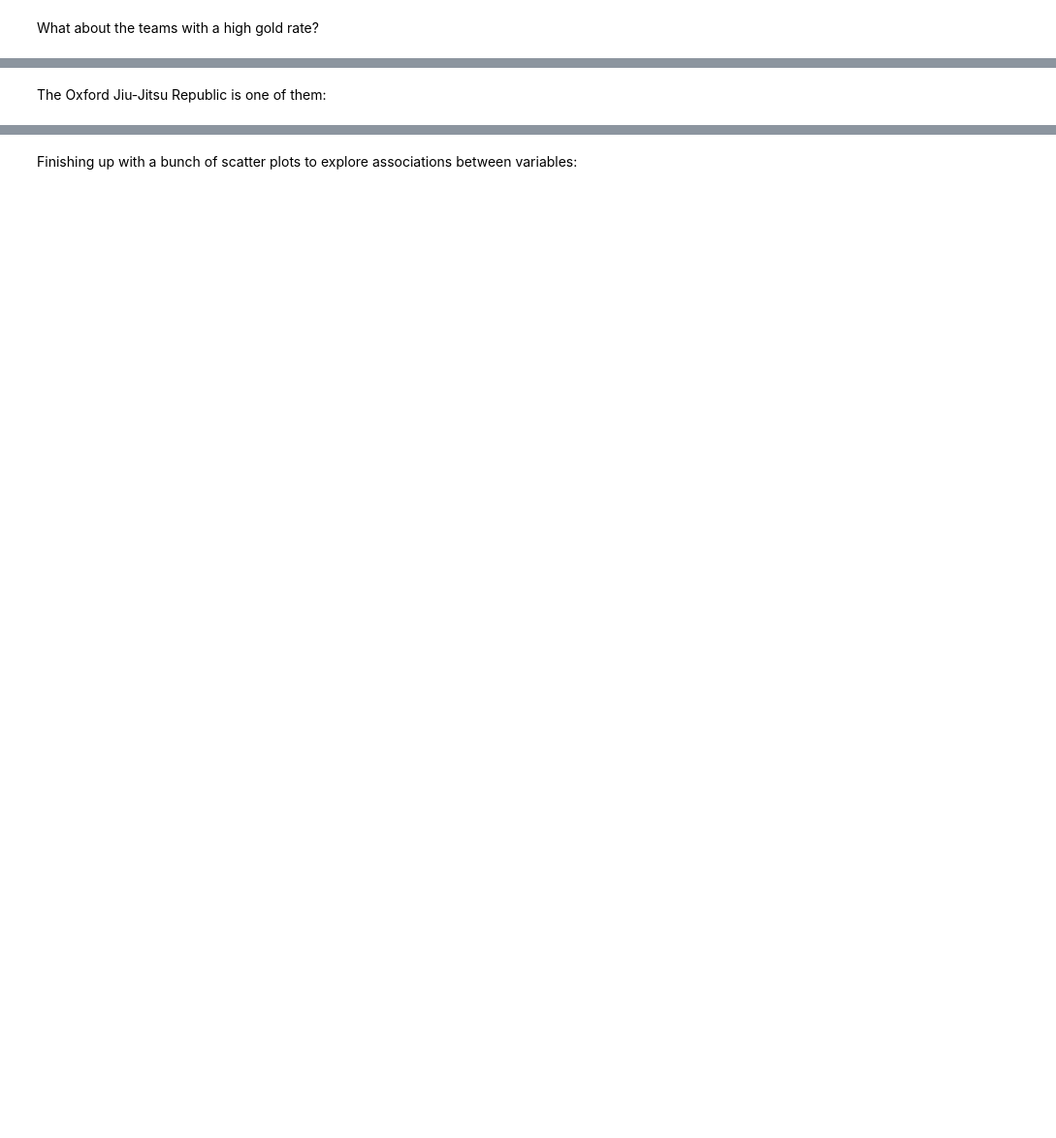
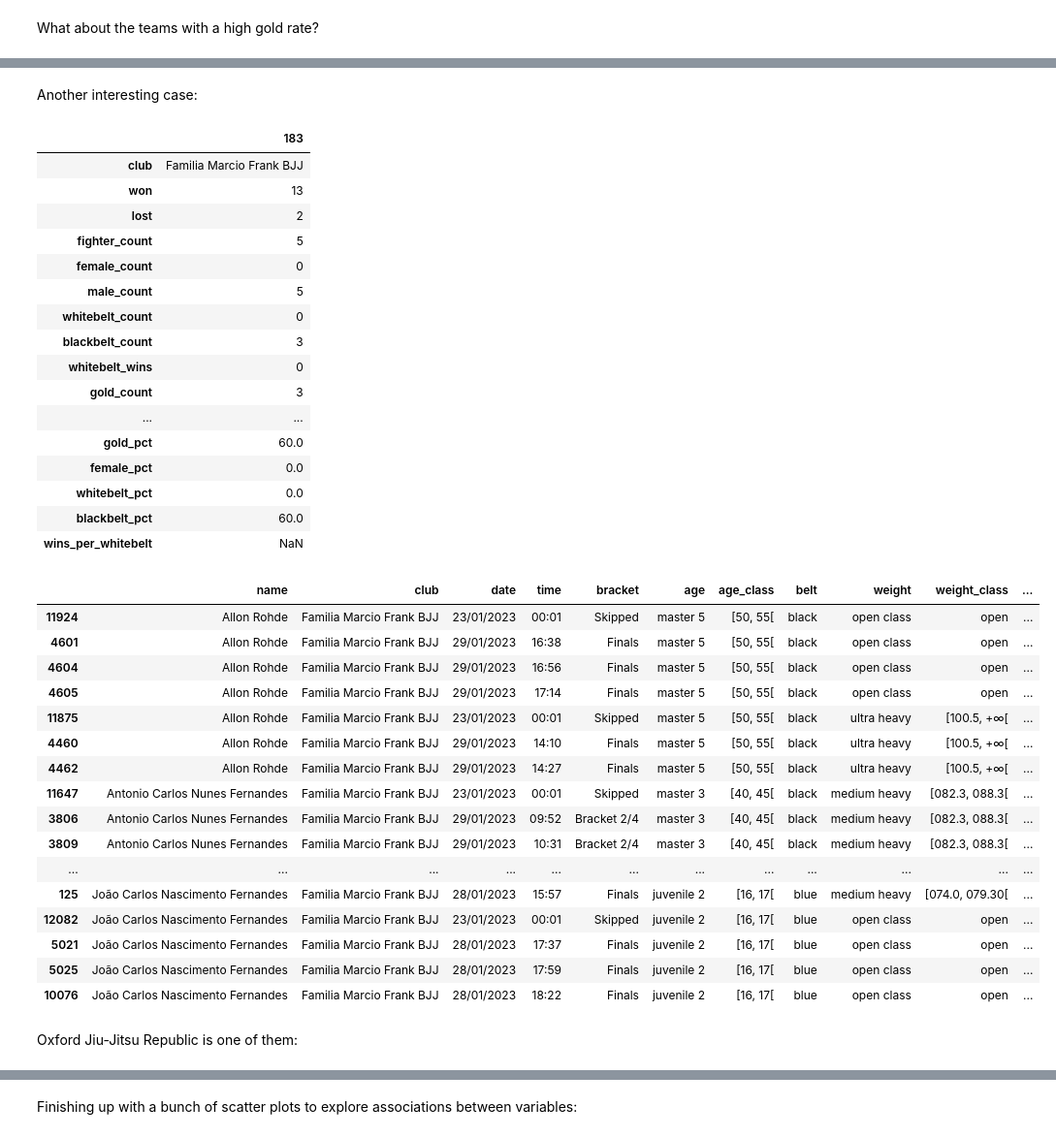
Before and after one commit to peanutbatard/scraping, a Jupyter notebook: IBJJF European Championship - scraping + basic analysis.ipynb, the cells around one changed output, grey strips where cells are left out. Shown at 97% size. Drawn from its saved outputs; the diff is of its cells as text; code cells hidden in the pictures; blank space fills up the shorter version.

```diff
--- a/IBJJF European Championship - scraping + basic analysis.ipynb
+++ b/IBJJF European Championship - scraping + basic analysis.ipynb
@@ -1953,6 +2012,47 @@ df_teams[(df_teams['gold_pct'] >= 50) & (df_teams['fighter_count'] >= 5)]
 | 183 | Familia Marcio Frank BJJ | 13 | 2 | 5 | 0 | 5 | 0 | 3 | ... |
+# %% [markdown]
+Another interesting case:
+# %%
+display(df_teams[df_teams['club'].str.contains('Familia Marcio Frank BJJ', na = False, case = False)].transpose())
+
+df_fighters[df_fighters['club'] == 'Familia Marcio Frank BJJ']
+# %% [output]
+|  | 183 |
+| club | Familia Marcio Frank BJJ |
+| won | 13 |
+| lost | 2 |
+| fighter_count | 5 |
+| female_count | 0 |
+| male_count | 5 |
+| whitebelt_count | 0 |
+| blackbelt_count | 3 |
+| whitebelt_wins | 0 |
+| gold_count | 3 |
+| ... | ... |
+| gold_pct | 60.0 |
+| female_pct | 0.0 |
+| whitebelt_pct | 0.0 |
+| blackbelt_pct | 60.0 |
+| wins_per_whitebelt | NaN |
+|  | name | club | date | time | bracket | age | age_class | belt | weight | weight_class | ... |
+| 11924 | Allon Rohde | Familia Marcio Frank BJJ | 23/01/2023 | 00:01 | Skipped | master 5 | [50, 55[ | black | open class | open | ... |
+| 4601 | Allon Rohde | Familia Marcio Frank BJJ | 29/01/2023 | 16:38 | Finals | master 5 | [50, 55[ | black | open class | open | ... |
+| 4604 | Allon Rohde | Familia Marcio Frank BJJ | 29/01/2023 | 16:56 | Finals | master 5 | [50, 55[ | black | open class | open | ... |
+| 4605 | Allon Rohde | Familia Marcio Frank BJJ | 29/01/2023 | 17:14 | Finals | master 5 | [50, 55[ | black | open class | open | ... |
+| 11875 | Allon Rohde | Familia Marcio Frank BJJ | 23/01/2023 | 00:01 | Skipped | master 5 | [50, 55[ | black | ultra heavy | [100.5, +∞[ | ... |
+| 4460 | Allon Rohde | Familia Marcio Frank BJJ | 29/01/2023 | 14:10 | Finals | master 5 | [50, 55[ | black | ultra heavy | [100.5, +∞[ | ... |
+| 4462 | Allon Rohde | Familia Marcio Frank BJJ | 29/01/2023 | 14:27 | Finals | master 5 | [50, 55[ | black | ultra heavy | [100.5, +∞[ | ... |
+| 11647 | Antonio Carlos Nunes Fernandes | Familia Marcio Frank BJJ | 23/01/2023 | 00:01 | Skipped | master 3 | [40, 45[ | black | medium heavy | [082.3, 088.3[ | ... |
+| 3806 | Antonio Carlos Nunes Fernandes | Familia Marcio Frank BJJ | 29/01/2023 | 09:52 | Bracket 2/4 | master 3 | [40, 45[ | black | medium heavy | [082.3, 088.3[ | ... |
+| 3809 | Antonio Carlos Nunes Fernandes | Familia Marcio Frank BJJ | 29/01/2023 | 10:31 | Bracket 2/4 | master 3 | [40, 45[ | black | medium heavy | [082.3, 088.3[ | ... |
+| ... | ... | ... | ... | ... | ... | ... | ... | ... | ... | ... | ... |
+| 125 | João Carlos Nascimento Fernandes | Familia Marcio Frank BJJ | 28/01/2023 | 15:57 | Finals | juvenile 2 | [16, 17[ | blue | medium heavy | [074.0, 079.30[ | ... |
+| 12082 | João Carlos Nascimento Fernandes | Familia Marcio Frank BJJ | 23/01/2023 | 00:01 | Skipped | juvenile 2 | [16, 17[ | blue | open class | open | ... |
+| 5021 | João Carlos Nascimento Fernandes | Familia Marcio Frank BJJ | 28/01/2023 | 17:37 | Finals | juvenile 2 | [16, 17[ | blue | open class | open | ... |
+| 5025 | João Carlos Nascimento Fernandes | Familia Marcio Frank BJJ | 28/01/2023 | 17:59 | Finals | juvenile 2 | [16, 17[ | blue | open class | open | ... |
+| 10076 | João Carlos Nascimento Fernandes | Familia Marcio Frank BJJ | 28/01/2023 | 18:22 | Finals | juvenile 2 | [16, 17[ | blue | open class | open | ... |
 # %% [markdown]
-The Oxford Jiu-Jitsu Republic is one of them:
+Oxford Jiu-Jitsu Republic is one of them:
 # %%
 df_fighters[df_fighters['club'] == 'Oxford Jiu-Jitsu Republic']
 # %% [output]
```
Also changed, not shown: parts of 28 cells of this notebook.
